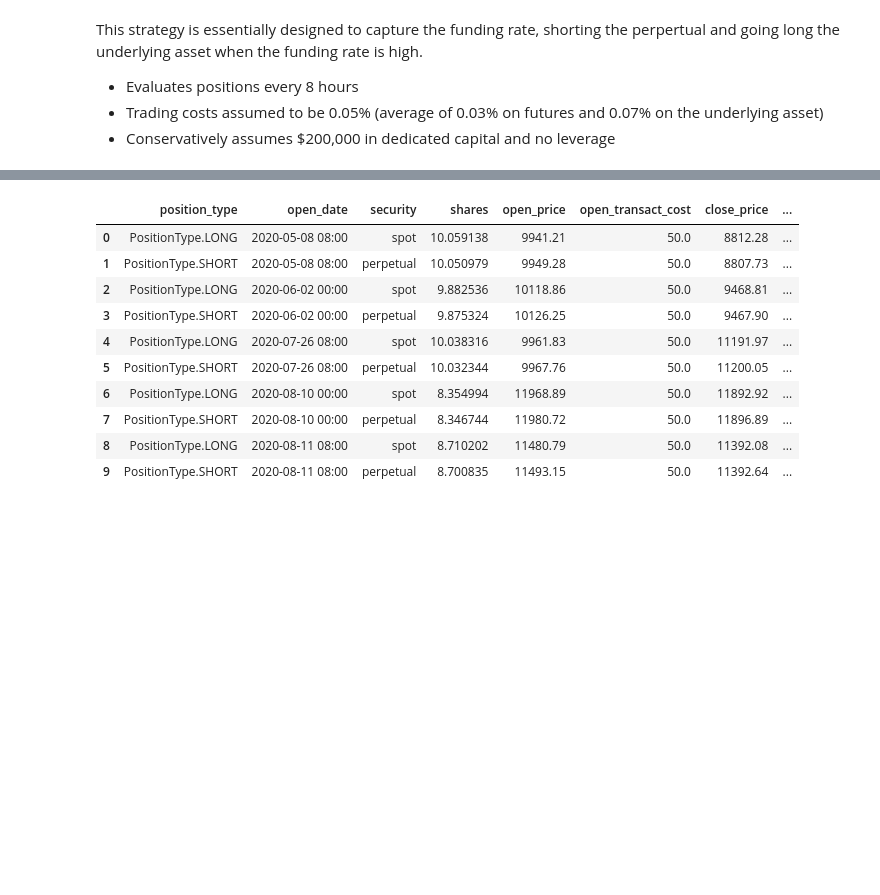
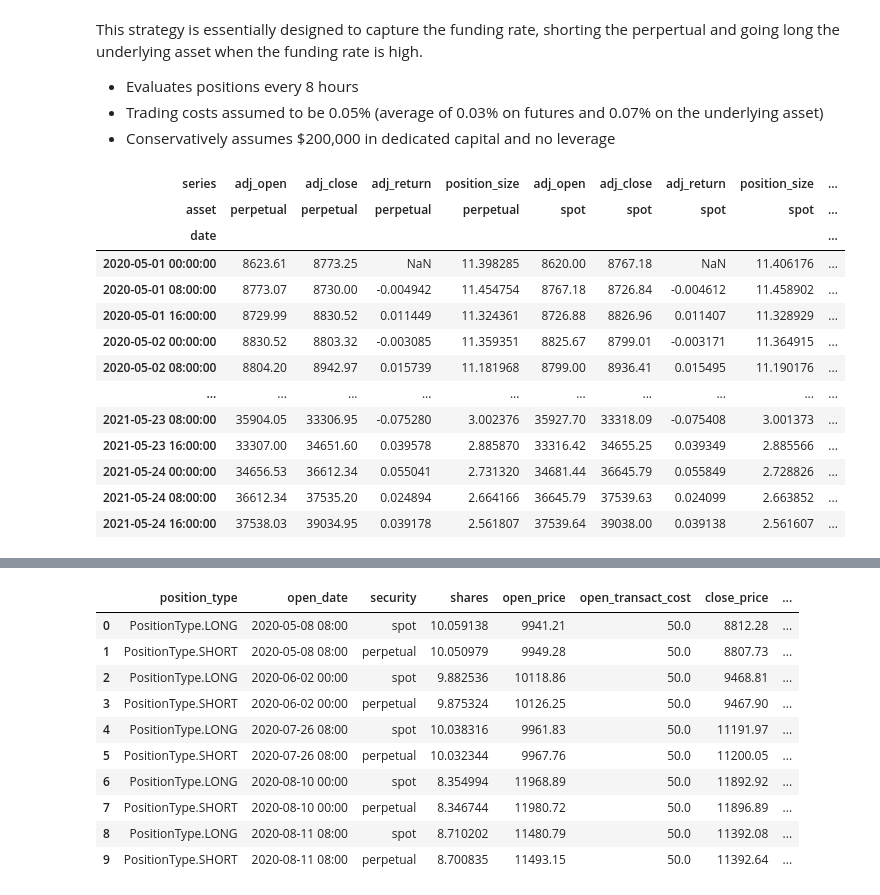
Before and after one commit to CalebEverett/finm33150-final-project, a Jupyter notebook: binance.ipynb, the cells around one changed output, grey strips where cells are left out. Saved outputs shown, nothing was run; the diff lists cells and outputs as text; code cells hidden in the pictures; blank space fills up the shorter version.

```diff
--- a/binance.ipynb
+++ b/binance.ipynb
@@ -162,13 +162,27 @@ This strategy is essentially designed to capture the funding rate, shorting the
 # %%
 df_ticks = pd.DataFrame()
 dollar_position_size = 100000
 for asset, df in {"perpetual": df_perpetual, "spot": df_spot}.items():
     df = df[["open", "close", "per_return"]].copy()
-    df["position_size"] = dollar_position_size / df["close"]a
+    df["position_size"] = dollar_position_size / df["close"]
     df.columns = pd.MultiIndex.from_tuples([("adj_open", asset), ("adj_close", asset), ("adj_return", asset), ("position_size", asset)], names=["series", "asset"])
     df_ticks = pd.concat([df_ticks, df], axis=1)
 df_ticks[("adj_return", "funding_rate")] = df_funding.fundingRate.shift(-1)
 df_ticks[("adj_return", "prior_funding_rate")] = df_funding.fundingRate
 df_ticks.index.name = "date"
 df_ticks
 # %% [output]
+| series | adj_open | adj_close | adj_return | position_size | adj_open | adj_close | adj_return | position_size | ... |
+| asset | perpetual | perpetual | perpetual | perpetual | spot | spot | spot | spot | ... |
+| date |  |  |  |  |  |  |  |  | ... |
+| 2020-05-01 00:00:00 | 8623.61 | 8773.25 | NaN | 11.398285 | 8620.00 | 8767.18 | NaN | 11.406176 | ... |
+| 2020-05-01 08:00:00 | 8773.07 | 8730.00 | -0.004942 | 11.454754 | 8767.18 | 8726.84 | -0.004612 | 11.458902 | ... |
+| 2020-05-01 16:00:00 | 8729.99 | 8830.52 | 0.011449 | 11.324361 | 8726.88 | 8826.96 | 0.011407 | 11.328929 | ... |
+| 2020-05-02 00:00:00 | 8830.52 | 8803.32 | -0.003085 | 11.359351 | 8825.67 | 8799.01 | -0.003171 | 11.364915 | ... |
+| 2020-05-02 08:00:00 | 8804.20 | 8942.97 | 0.015739 | 11.181968 | 8799.00 | 8936.41 | 0.015495 | 11.190176 | ... |
+| ... | ... | ... | ... | ... | ... | ... | ... | ... | ... |
+| 2021-05-23 08:00:00 | 35904.05 | 33306.95 | -0.075280 | 3.002376 | 35927.70 | 33318.09 | -0.075408 | 3.001373 | ... |
+| 2021-05-23 16:00:00 | 33307.00 | 34651.60 | 0.039578 | 2.885870 | 33316.42 | 34655.25 | 0.039349 | 2.885566 | ... |
+| 2021-05-24 00:00:00 | 34656.53 | 36612.34 | 0.055041 | 2.731320 | 34681.44 | 36645.79 | 0.055849 | 2.728826 | ... |
+| 2021-05-24 08:00:00 | 36612.34 | 37535.20 | 0.024894 | 2.664166 | 36645.79 | 37539.63 | 0.024099 | 2.663852 | ... |
+| 2021-05-24 16:00:00 | 37538.03 | 39034.95 | 0.039178 | 2.561807 | 37539.64 | 39038.00 | 0.039138 | 2.561607 | ... |
```
Also changed, not shown: parts of 2 cells of this notebook.
